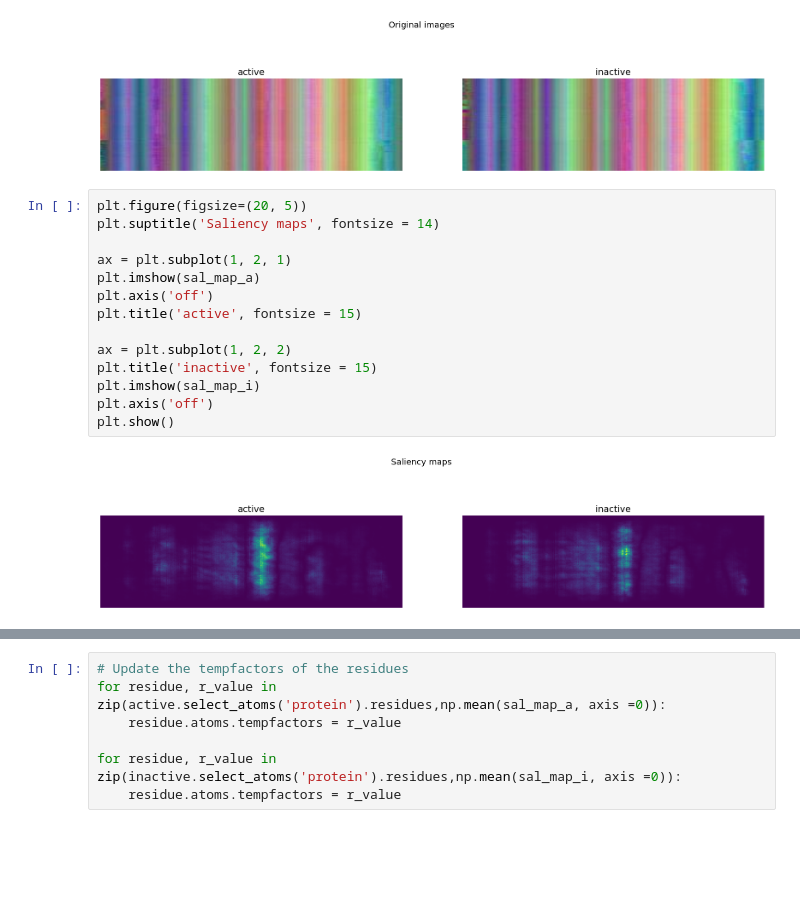
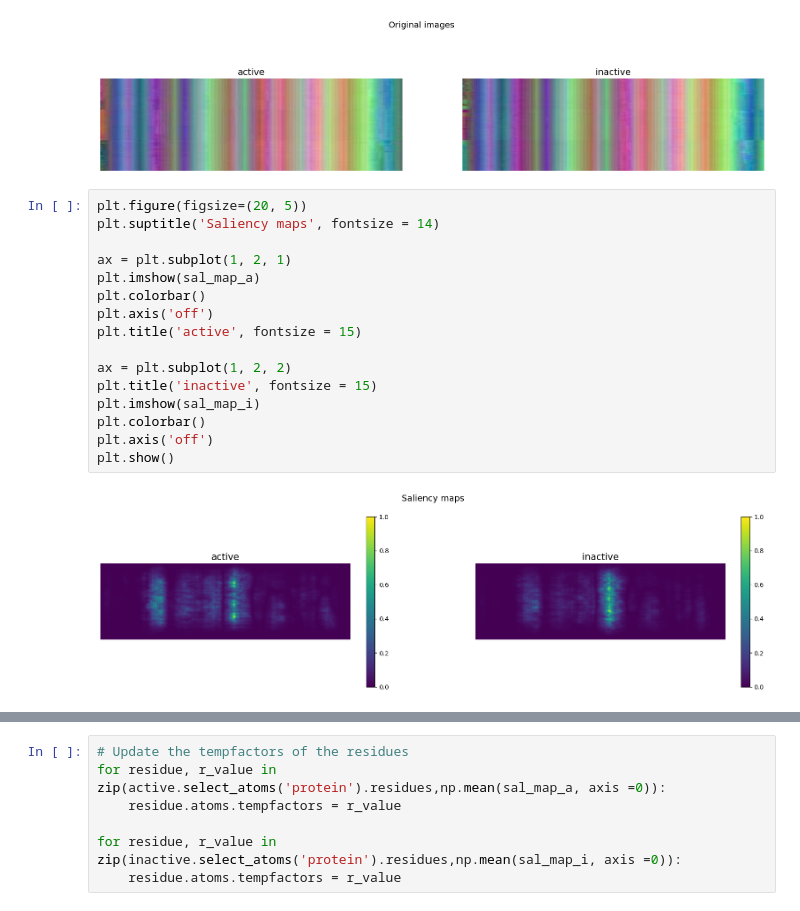
Before and after one commit to StevetheGreek97/MDML, a Jupyter notebook: Examples/MD_ML.ipynb, the cells around one changed output, grey strips where cells are left out. Saved outputs shown, nothing was run; the diff lists cells and outputs as text; blank space fills up the shorter version.

```diff
--- a/Examples/MD_ML.ipynb
+++ b/Examples/MD_ML.ipynb
@@ -180,19 +185,21 @@ plt.show()
 # %%
 plt.figure(figsize=(20, 5))
 plt.suptitle('Saliency maps', fontsize = 14)
 
 ax = plt.subplot(1, 2, 1)
 plt.imshow(sal_map_a)
+plt.colorbar()
 plt.axis('off')
 plt.title('active', fontsize = 15)
 
 ax = plt.subplot(1, 2, 2)
 plt.title('inactive', fontsize = 15)
 plt.imshow(sal_map_i)
+plt.colorbar()
 plt.axis('off')
 plt.show()
 # %% [output]
-[figure, old version]
+[figure, new version]
 # %%
 plt.figure(figsize=(20, 5))
 plt.suptitle('Class activation maps', fontsize = 14)
```
Also changed, not shown: parts of 10 cells of this notebook.
